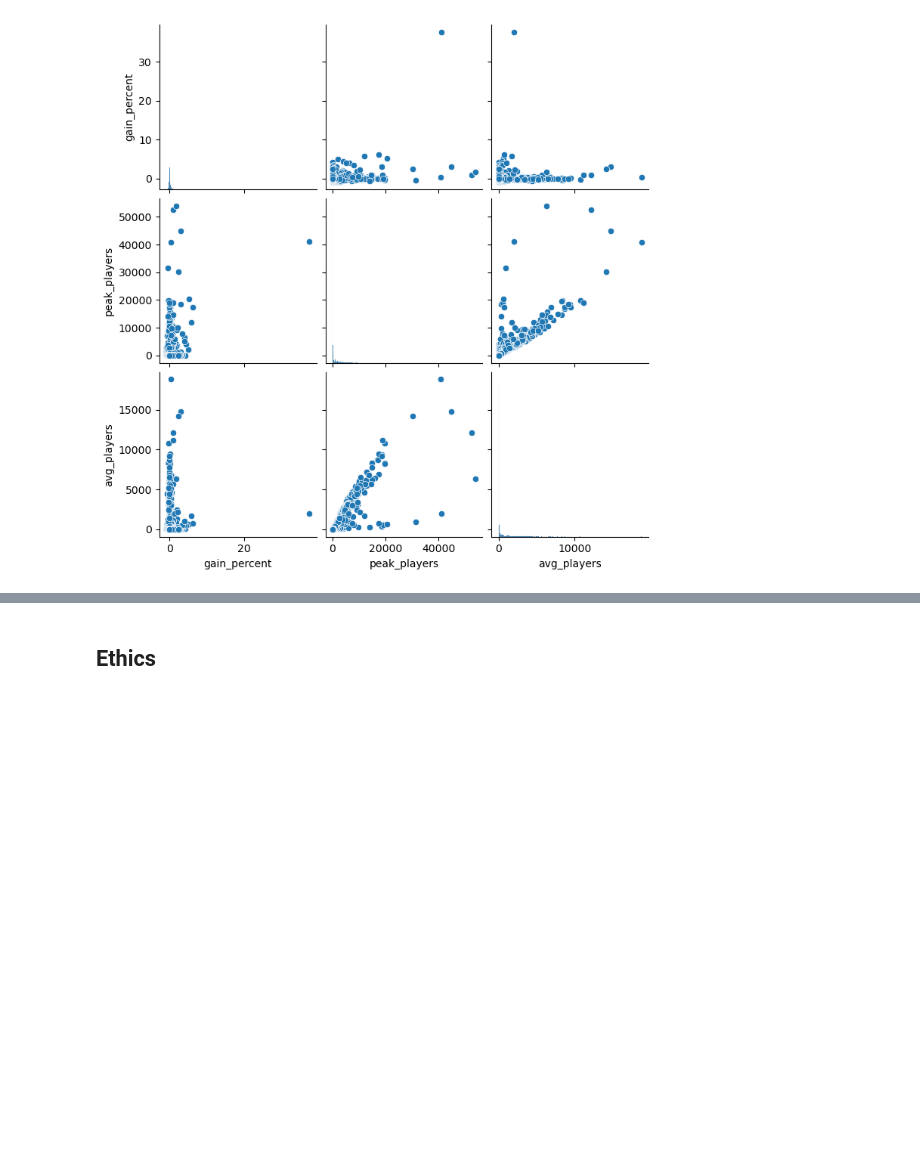
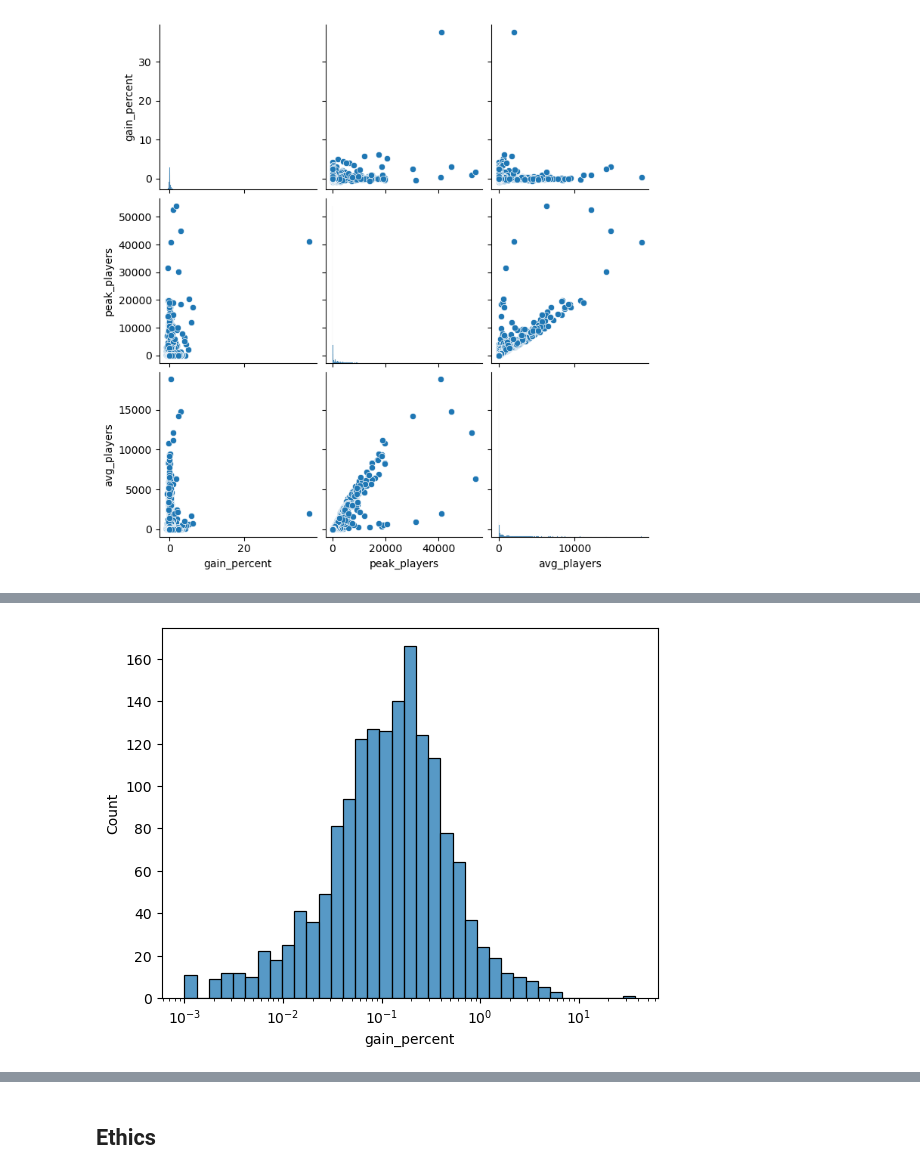
Before and after one commit to COGS108/Group107_WI26, a Jupyter notebook: 02-EDACheckpoint.ipynb, the cells around one changed output, grey strips where cells are left out. Saved outputs shown, nothing was run; the diff lists cells and outputs as text; code cells hidden in the pictures; blank space fills up the shorter version.

```diff
--- a/02-EDACheckpoint.ipynb
+++ b/02-EDACheckpoint.ipynb
@@ -186,0 +347,4 @@ Some more words and stuff.  Remember notebooks work best if you interleave the c
+# %%
+log_gain_percent_hist = sns.histplot(data=num_df_20,x='gain_percent',log_scale=True)
+# %% [output]
+[figure, added]
```
Also changed, not shown: parts of 20 cells of this notebook.
